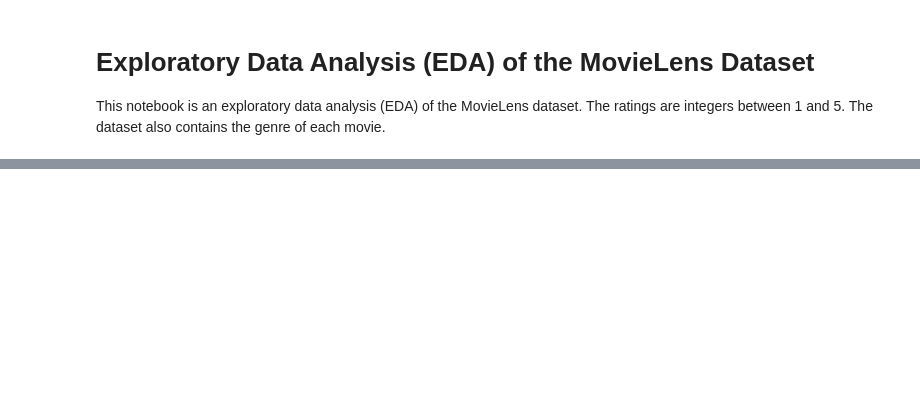
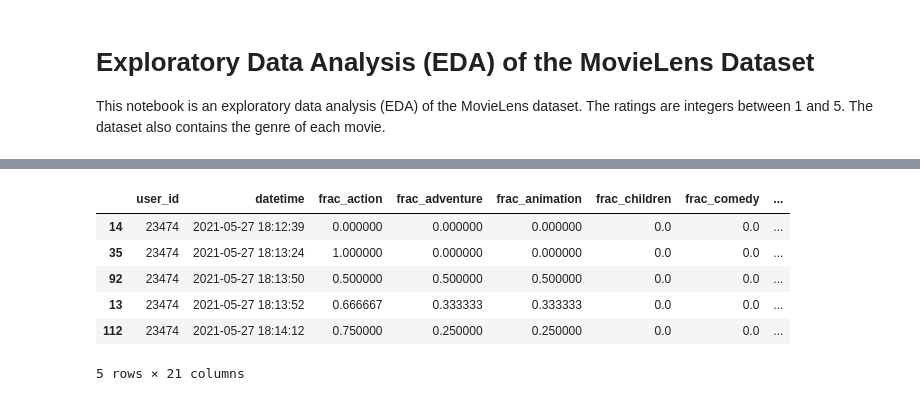
Before and after one commit to erikgrip/movie_recommendation, a Jupyter notebook: features_eda.ipynb, the cells around one changed output, grey strips where cells are left out. Cells and saved outputs as stored; diff of their text form; code cells hidden in the pictures; blank space fills up the shorter version.

```diff
--- a/features_eda.ipynb
+++ b/features_eda.ipynb
@@ -83,0 +310,3 @@ None
+# %%
+df = ratings.merge(movie_features, on="movie_id")
+df.sort_values(by=["user_id", "datetime"], inplace=True)
@@ -83,0 +323,10 @@ None
+# %%
+user_genre_fractions(df).head()
+# %% [output]
+|  | user_id | datetime | frac_action | frac_adventure | frac_animation | frac_children | frac_comedy | ... |
+| 14 | 23474 | 2021-05-27 18:12:39 | 0.000000 | 0.000000 | 0.000000 | 0.0 | 0.0 | ... |
+| 35 | 23474 | 2021-05-27 18:13:24 | 1.000000 | 0.000000 | 0.000000 | 0.0 | 0.0 | ... |
+| 92 | 23474 | 2021-05-27 18:13:50 | 0.500000 | 0.500000 | 0.500000 | 0.0 | 0.0 | ... |
+| 13 | 23474 | 2021-05-27 18:13:52 | 0.666667 | 0.333333 | 0.333333 | 0.0 | 0.0 | ... |
+| 112 | 23474 | 2021-05-27 18:14:12 | 0.750000 | 0.250000 | 0.250000 | 0.0 | 0.0 | ... |
+5 rows × 21 columns
```
Also changed, not shown: parts of 15 cells of this notebook.
